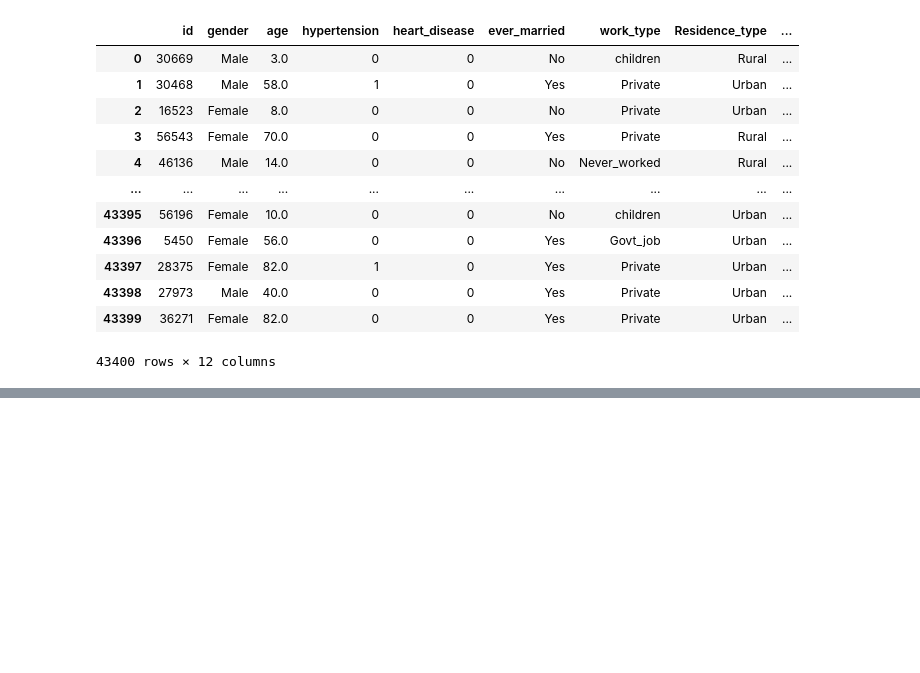
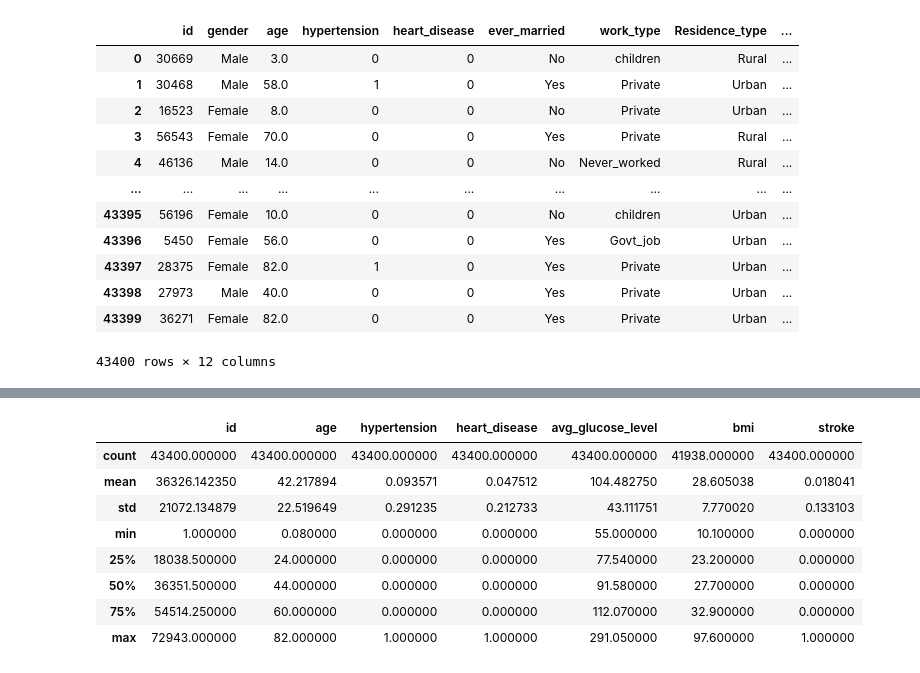
Before and after one commit to asiiiiiim/Cerebral-Stroke-Prediction, a Jupyter notebook: ProjectX (1).ipynb, the cells around one changed output, grey strips where cells are left out. Saved outputs shown, nothing was run; the diff lists cells and outputs as text; code cells hidden in the pictures; blank space fills up the shorter version.

```diff
--- a/ProjectX (1).ipynb
+++ b/ProjectX (1).ipynb
@@ -107,0 +115,12 @@ dtype: int64
+# %%
+df.describe()
+# %% [output]
+|  | id | age | hypertension | heart_disease | avg_glucose_level | bmi | stroke |
+| count | 43400.000000 | 43400.000000 | 43400.000000 | 43400.000000 | 43400.000000 | 41938.000000 | 43400.000000 |
+| mean | 36326.142350 | 42.217894 | 0.093571 | 0.047512 | 104.482750 | 28.605038 | 0.018041 |
+| std | 21072.134879 | 22.519649 | 0.291235 | 0.212733 | 43.111751 | 7.770020 | 0.133103 |
+| min | 1.000000 | 0.080000 | 0.000000 | 0.000000 | 55.000000 | 10.100000 | 0.000000 |
+| 25% | 18038.500000 | 24.000000 | 0.000000 | 0.000000 | 77.540000 | 23.200000 | 0.000000 |
+| 50% | 36351.500000 | 44.000000 | 0.000000 | 0.000000 | 91.580000 | 27.700000 | 0.000000 |
+| 75% | 54514.250000 | 60.000000 | 0.000000 | 0.000000 | 112.070000 | 32.900000 | 0.000000 |
+| max | 72943.000000 | 82.000000 | 1.000000 | 1.000000 | 291.050000 | 97.600000 | 1.000000 |
```
Also changed, not shown: parts of 60 cells of this notebook, 4 other files.
